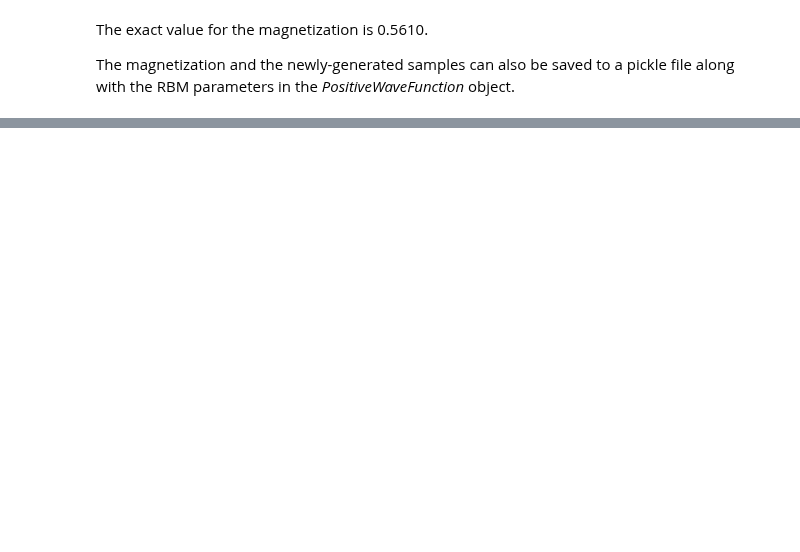
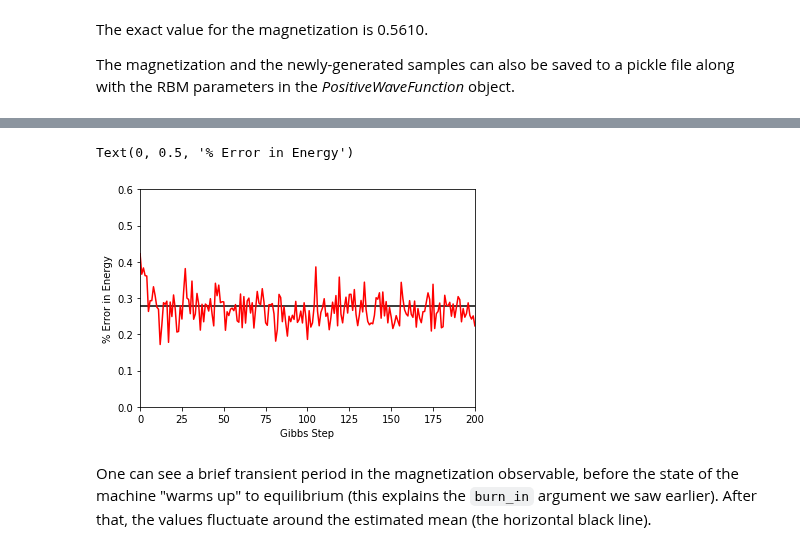
Before and after one commit to PIQuIL/QuCumber, a Jupyter notebook: examples/Tutorial3_DataGeneration_CalculateObservables/tutorial_sampling_observables.ipynb, the cells around one changed output, grey strips where cells are left out. Drawn from its saved outputs; the diff is of its cells as text; code cells hidden in the pictures; blank space fills up the shorter version.

```diff
--- a/examples/Tutorial3_DataGeneration_CalculateObservables/tutorial_sampling_observables.ipynb
+++ b/examples/Tutorial3_DataGeneration_CalculateObservables/tutorial_sampling_observables.ipynb
@@ -61,0 +155,25 @@ The *metadata* argument in the *save* function takes in a dictionary of data tha
+# %%
+steps = 200
+num_samples = 10000
+
+dict_observables = Convergence(nn_state, tfim_energy, num_samples, steps)
+
+energy = dict_observables["energies"]
+err_energy = dict_observables["error"]
+
+step = np.arange(steps + 1)
+
+E0 = -1.2381
+
+ax = plt.axes()
+ax.plot(step, abs((E0 - energy) / E0) * 100, color="red")
+ax.hlines(abs((E0 - energy_stats["mean"]) / E0) * 100, 0, 200, color="black")
+ax.set_xlim(0, steps)
+ax.set_ylim(0, 0.6)
+ax.set_xlabel("Gibbs Step")
+ax.set_ylabel("% Error in Energy")
+# %% [output]
+Text(0, 0.5, '% Error in Energy')
+[figure, added]
+# %% [markdown]
+One can see a brief transient period in the magnetization observable, before the state of the machine "warms up" to equilibrium (this explains the `burn_in` argument we saw earlier).  After that, the values fluctuate around the estimated mean (the horizontal black line).
```
Also changed, not shown: parts of 86 cells of this notebook, 8 other files.
